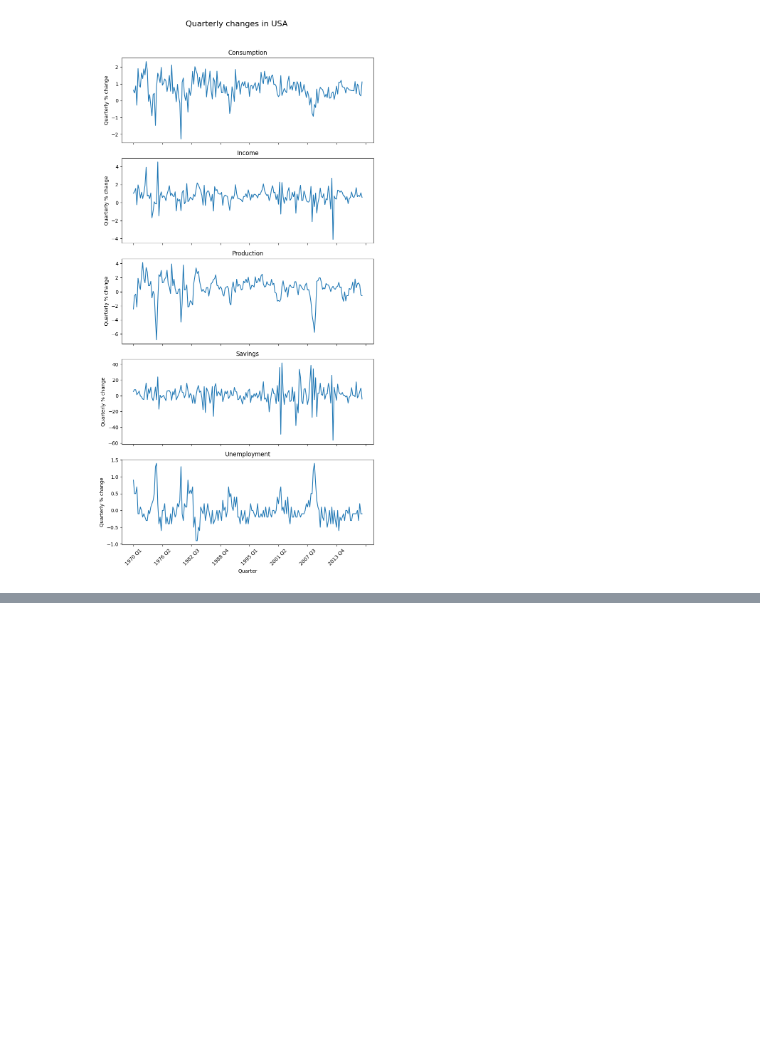
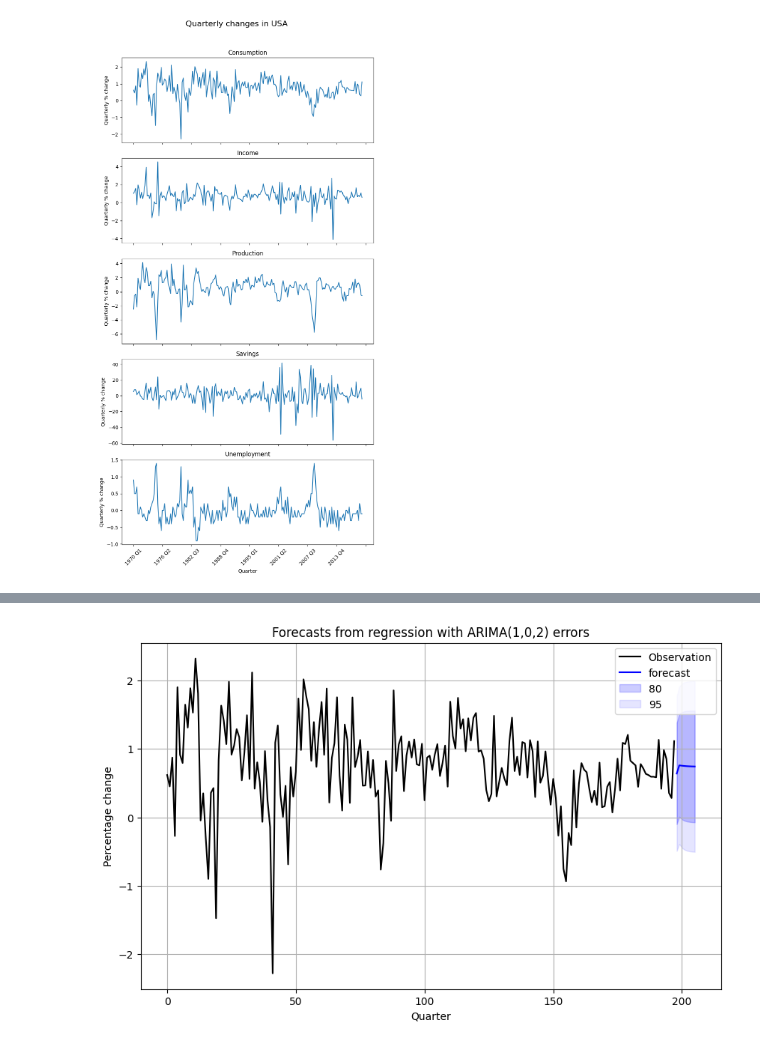
Before and after one commit to safeai-snu/Econometrics, a Jupyter notebook: Ch3.4.ARIMA_errors.ipynb, the cells around one changed output, grey strips where cells are left out. Saved outputs shown, nothing was run; the diff lists cells and outputs as text; code cells hidden in the pictures; blank space fills up the shorter version.

```diff
--- a/Ch3.4.ARIMA_errors.ipynb
+++ b/Ch3.4.ARIMA_errors.ipynb
@@ -116,0 +118,75 @@ plt.show()
+# %%
+def show_forecast(series, fitted, horizon, x, y, title):
+    forecast = fitted.get_forecast(horizon).predicted_mean
+    ci = fitted.get_forecast(horizon)
+    lower_ci80 = ci.conf_int(alpha=0.2).iloc[:,0]
+    upper_ci80 = ci.conf_int(alpha=0.2).iloc[:,1]
+    lower_ci95 = ci.conf_int(alpha=0.05).iloc[:,0]
+    upper_ci95 = ci.conf_int(alpha=0.05).iloc[:,1]
+
+    plt.figure(figsize=(10, 6))
+    plt.plot(series, label='Observation', color='black')
+    plt.plot(forecast, label='forecast', color='b')
+    plt.fill_between(forecast.index, lower_ci80, upper_ci80, label='80', color='b', alpha=.2)
+    plt.fill_between(forecast.index, lower_ci95, upper_ci95, label='95', color='b', alpha=.1)
+    plt.xlabel(x)
+    plt.ylabel(y)
+    plt.title(title)
+    plt.grid(True)
+    plt.legend()
+    plt.show()
+# %%
+import pandas as pd
+import numpy as np
+from statsmodels.tsa.arima.model import ARIMA
+import matplotlib.pyplot as plt
+
+# Assuming 'us_change' is your existing dataframe
+us_change = pd.read_csv("sample_data/us_change.csv")
+
+# Step 1: Calculate the mean percentage change in Income over the last 40 years (40*4=160 quarters)
+mean_income_change = us_change['Income'].tail(160).mean()
+
+# Step 2: Convert the "Quarter" column to a pandas Period object
+# Split the "Quarter" into Year and Quarter components
+us_change['Year'] = us_change['Quarter'].str[:4].astype(int)
+us_change['Qtr'] = us_change['Quarter'].str[-2:]
+
+# Map "Q1", "Q2", etc., to month numbers and create a datetime column
+quarter_to_month = {"Q1": "01", "Q2": "04", "Q3": "07", "Q4": "10"}
+us_change['Month'] = us_change['Qtr'].map(quarter_to_month)
+us_change['Date'] = pd.to_datetime(us_change[['Year', 'Month']].assign(DAY=1))
+
+# Convert the datetime to a PeriodIndex
+us_change['Quarter'] = us_change['Date'].dt.to_period('Q')
+
+# Generate future dates based on the last available quarter
+last_period = us_change['Quarter'].iloc[-1]
+future_periods = [last_period + i for i in range(1, 9)]
+
+# Create a new dataframe for the future eight quarters
+us_change_future = pd.DataFrame({
+    'Quarter': future_periods,
+    'Income': np.repeat(mean_income_change, 8)
+})
+
+
+
+# Step 4: Forecast the next eight quarters using the fitted model
+forecast = fitted.get_forecast(steps=8).predicted_mean
+us_change_future['Consumption'] = forecast.values
+
+# Combine the original data and the forecast data for plotting
+us_change_full = pd.concat([us_change.set_index('Quarter'), us_change_future.set_index('Quarter')])
+
+# Step 5: Use the show_forecast function to visualize the forecast
+show_forecast(
+    series=us_change['Consumption'],
+    fitted=fitted,
+    horizon=8,
+    x='Quarter',
+    y='Percentage change',
+    title='Forecasts from regression with ARIMA(1,0,2) errors'
+)
+# %% [output]
+[figure, added]
```
Also changed, not shown: parts of 7 cells of this notebook.
